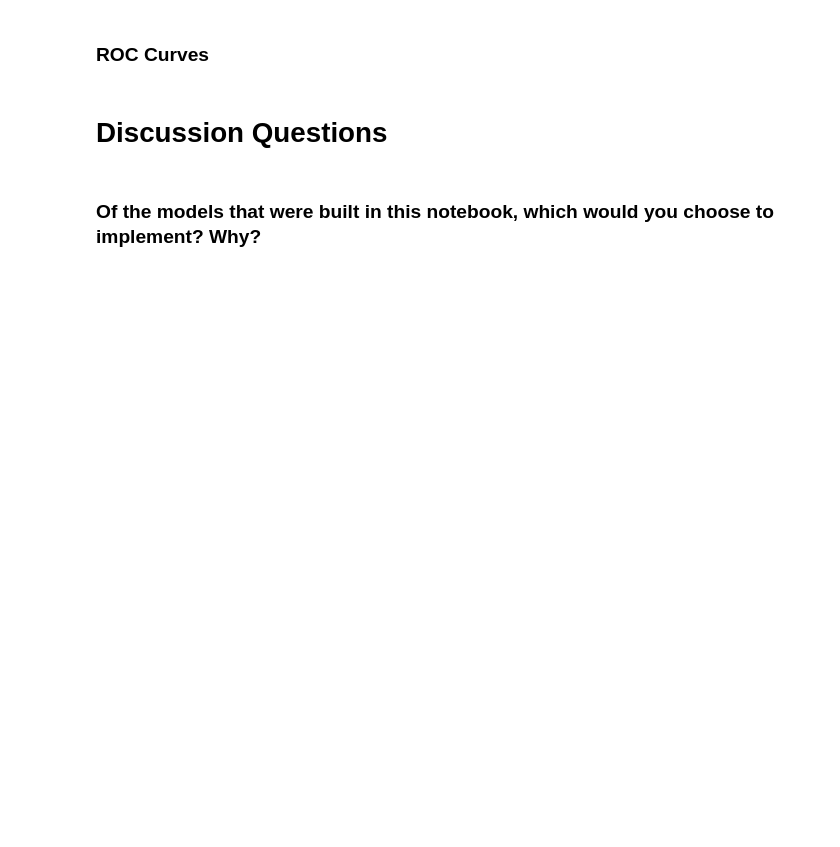
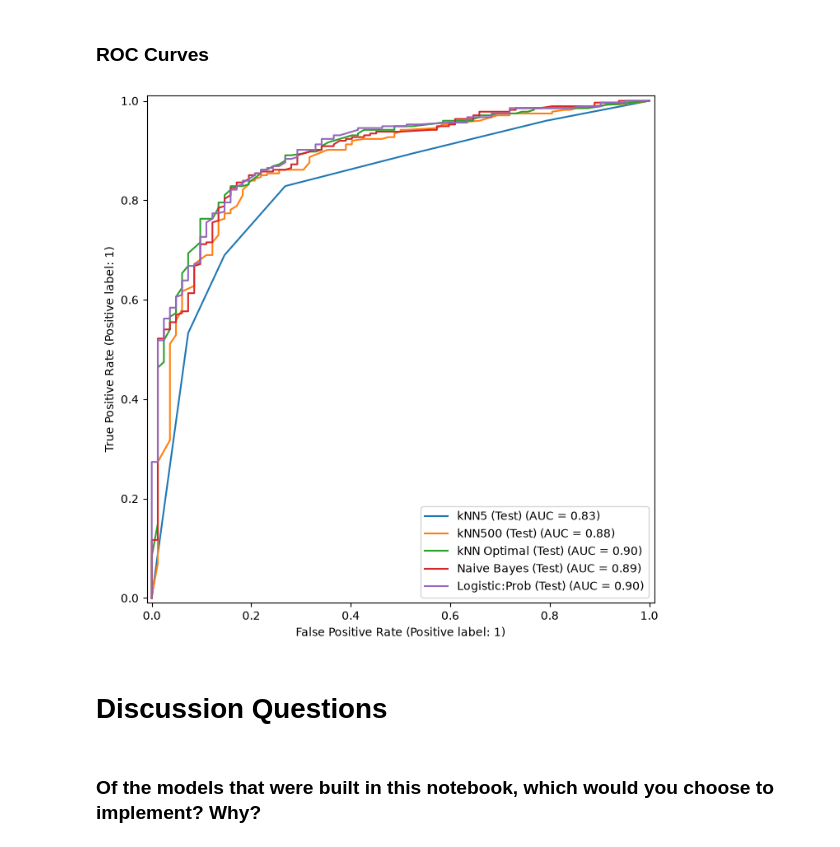
Before and after one commit to mmmatosss/code_2600, a Jupyter notebook: mod06_classification.ipynb, the cells around one changed output. Saved outputs shown, nothing was run; the diff lists cells and outputs as text; code cells hidden in the pictures; blank space fills up the shorter version.

```diff
--- a/mod06_classification.ipynb
+++ b/mod06_classification.ipynb
@@ -285,6 +278,6 @@ print("fnr =",false_negative_rate)
 # %% [markdown]
 ### Create arrays of train and test sets
 # %%
-var_list.remove('intercept')
 
-X_train_array, X_test_array = [np.asarray(X) for X in [X_train[var_list], X_test[var_list]]]
+var_list = ['LoyalCH', 'PriceDiff']
+X_train_array, X_test_array = [np.asarray(X) for X in [X_train_filtered[var_list], X_test_filtered[var_list]]]
@@ -338,7 +345,13 @@ best_k = 0
 num_correct_pred = 0
 
 for k in range(1,500):
-    #fillin
+    knn = KNeighborsClassifier(n_neighbors=k)
+    knn.fit(X_train_array, y_train)
+    y_pred = knn.predict(X_test_array)
+    correct_pred = (y_pred == y_test).sum()
+    if correct_pred > num_correct_pred:
+        best_k = k
+        num_correct_pred = correct_pred
 
 print(best_k)
 print(num_correct_pred)
@@ -345,8 +361,8 @@ print(num_correct_pred)
 # %% [markdown]
 ### Now that you've found an optimal choice of k, let's construct that model and store it.
 # %%
-knn_opt = KNeighborsClassifier(n_neighbors=#fillin
-                               )
+knn_opt = KNeighborsClassifier(n_neighbors=232)
+
 knn_opt.fit(X_train_array, y_train)
 knn_opt_test = knn_opt.predict(X_test_array)
 
@@ -356,40 +377,37 @@ confusion_table(knn_opt_test, y_test)
 # %%
 fig, ax = subplots(figsize=(8,8))
 
 roc_curve_est(knn5,
               X_test_array,
               y_test,
               name='kNN5 (Test)',
-              color='r',
-              ax=ax);
+              ax=ax)
 
 roc_curve_est(knn500,
               X_test_array,
               y_test,
               name='kNN500 (Test)',
-              color='y',
               ax=ax);
 
 roc_curve_est(knn_opt,
               X_test_array,
               y_test,
               name='kNN Optimal (Test)',
-              color='g',
-              ax=ax);
+              ax=ax)
 
 roc_curve_est(naive,
               X_test_array,
               y_test,
               name='Naive Bayes (Test)',
-              color='m',
               ax=ax);
 
 roc_curve_pred(y_test,
                probs_test,
                name='Logistic:Prob (Test)',
-               color='b',
                ax=ax);
 #fig
+# %% [output]
+[figure, added]
 # %% [markdown]
 # Discussion Questions
 # %% [markdown]
```
Also changed, not shown: parts of 17 cells of this notebook.
